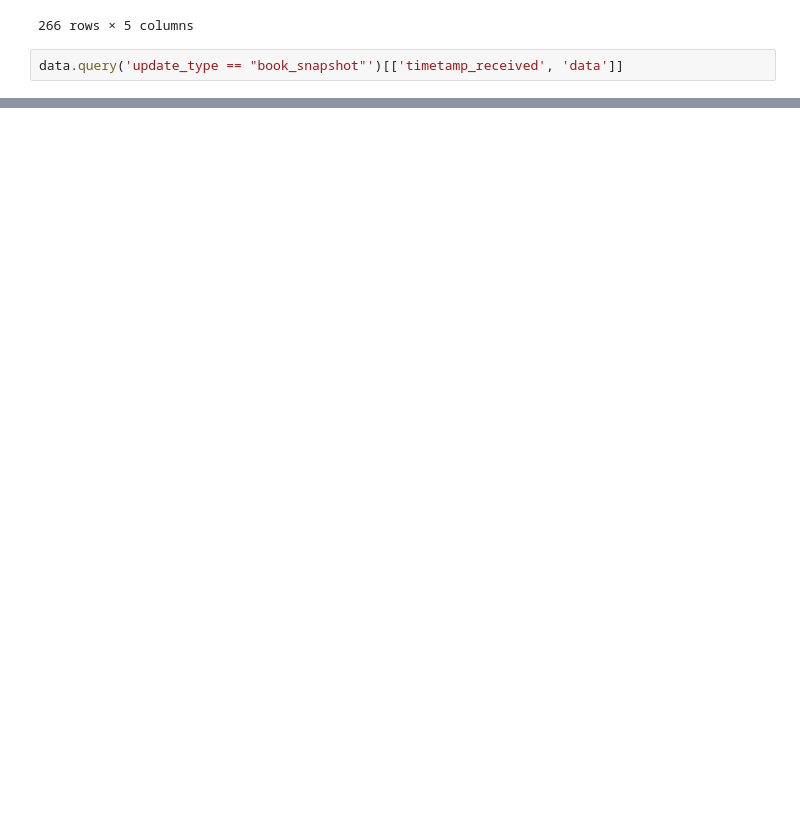
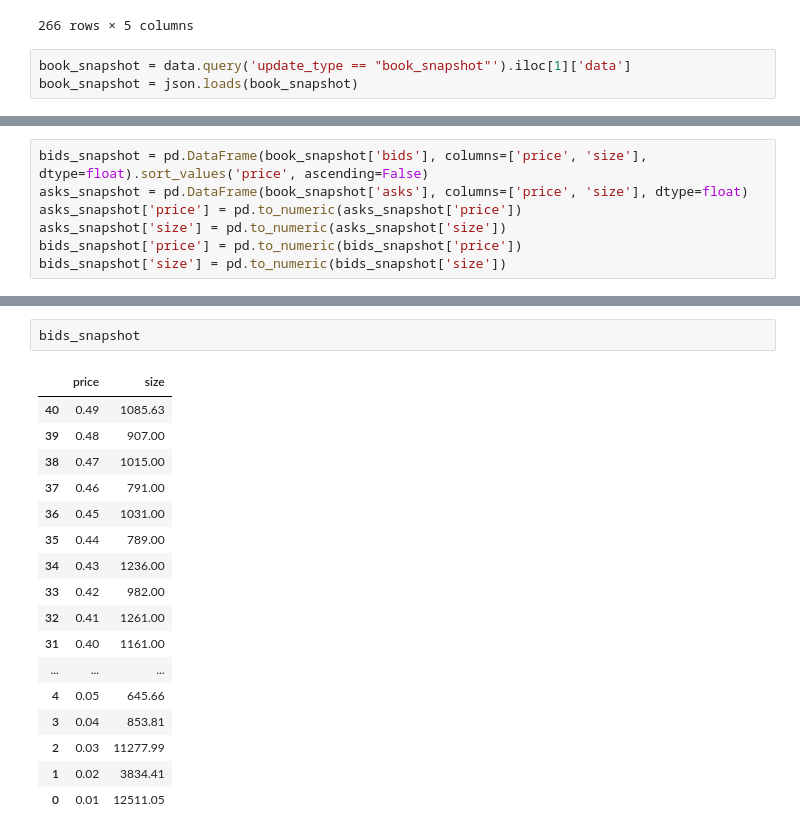
Before and after one commit to brynlm/Polymarket-5m-crypto-prediction, a Jupyter notebook: ts-regression-tests.ipynb, the cells around one changed output, grey strips where cells are left out. Drawn from its saved outputs; the diff is of its cells as text; blank space fills up the shorter version.

```diff
--- a/ts-regression-tests.ipynb
+++ b/ts-regression-tests.ipynb
@@ -66,4 +66,5 @@ data.sort_values('timestamp_received')
 | 121 | 2026-03-08 18:59:58.127000+00:00 | 2026-03-08 18:59:58.175000+00:00 | 0x592c4a829557baa652fea1ff6d94bdb... | price_change | {"update_type": "price_change", "... |
 266 rows × 5 columns
 # %%
-data.query('update_type == "book_snapshot"')[['timetamp_received', 'data']]
+book_snapshot = data.query('update_type == "book_snapshot"').iloc[1]['data']
+book_snapshot = json.loads(book_snapshot)
@@ -71,0 +71,7 @@ KeyError: ('timetamp_received', 'data')
+# %%
+bids_snapshot = pd.DataFrame(book_snapshot['bids'], columns=['price', 'size'], dtype=float).sort_values('price', ascending=False)
+asks_snapshot = pd.DataFrame(book_snapshot['asks'], columns=['price', 'size'], dtype=float)
+asks_snapshot['price'] = pd.to_numeric(asks_snapshot['price'])
+asks_snapshot['size'] = pd.to_numeric(asks_snapshot['size'])
+bids_snapshot['price'] = pd.to_numeric(bids_snapshot['price'])
+bids_snapshot['size'] = pd.to_numeric(bids_snapshot['size'])
@@ -71,0 +97,20 @@ KeyError: ('timetamp_received', 'data')
+# %%
+bids_snapshot
+# %% [output]
+|  | price | size |
+| 40 | 0.49 | 1085.63 |
+| 39 | 0.48 | 907.00 |
+| 38 | 0.47 | 1015.00 |
+| 37 | 0.46 | 791.00 |
+| 36 | 0.45 | 1031.00 |
+| 35 | 0.44 | 789.00 |
+| 34 | 0.43 | 1236.00 |
+| 33 | 0.42 | 982.00 |
+| 32 | 0.41 | 1261.00 |
+| 31 | 0.40 | 1161.00 |
+| ... | ... | ... |
+| 4 | 0.05 | 645.66 |
+| 3 | 0.04 | 853.81 |
+| 2 | 0.03 | 11277.99 |
+| 1 | 0.02 | 3834.41 |
+| 0 | 0.01 | 12511.05 |
```
Also changed, not shown: parts of 3 cells of this notebook.
